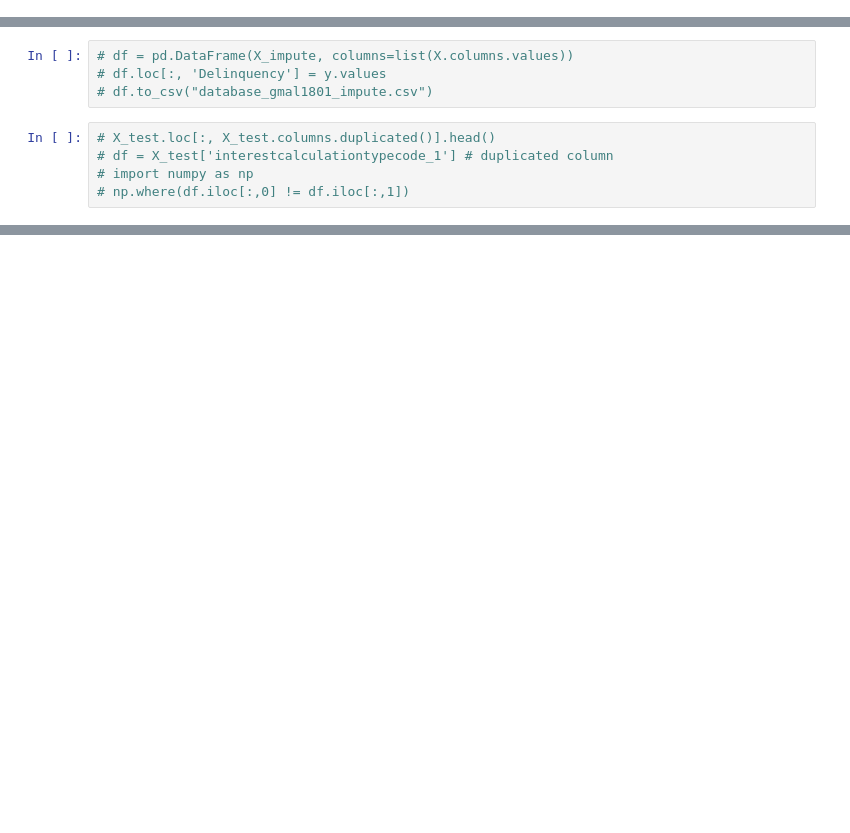
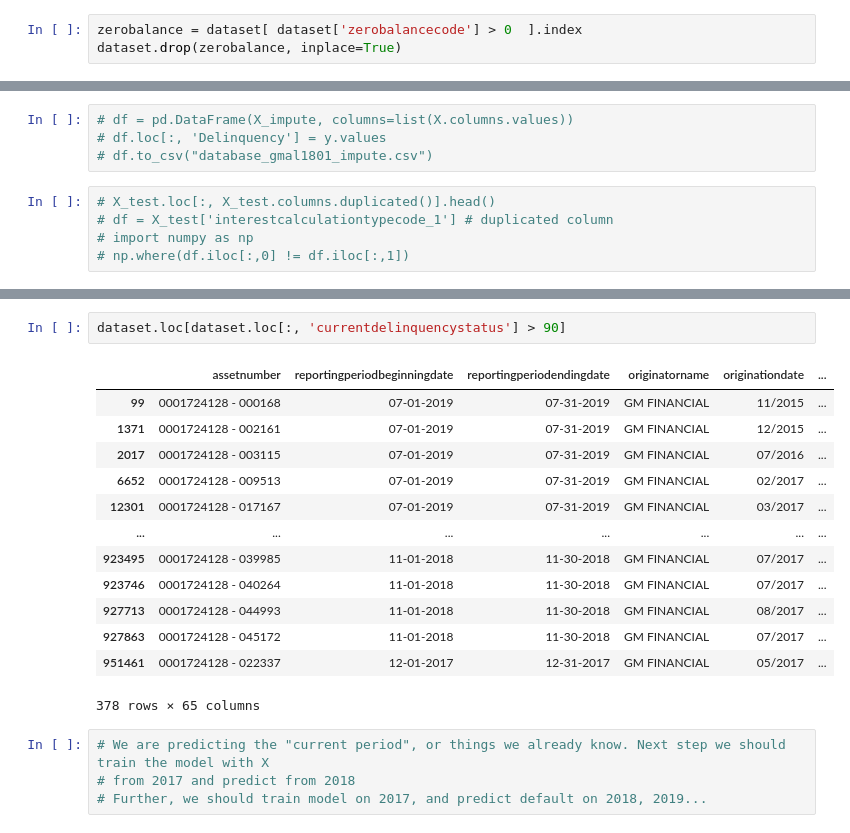
Before and after one commit to Tzbil/elp_cti, a Jupyter notebook: cti_ml.ipynb, the cells around one changed output, grey strips where cells are left out. Drawn from its saved outputs; the diff is of its cells as text; blank space fills up the shorter version.

Commit message:
Add files via upload
Machine Learning Models - Jackie's version

```diff
--- a/cti_ml.ipynb
+++ b/cti_ml.ipynb
@@ -52,3 +58,6 @@ dataset = pd.get_dummies(dataset, columns=var_factors)
+# %%
+zerobalance = dataset[ dataset['zerobalancecode'] > 0  ].index
+dataset.drop(zerobalance, inplace=True)
 # %%
 X = dataset.drop (columns=var_drop)
 y = dataset['Delinquency']
@@ -327,0 +541,20 @@ plt.show()
+# %%
+dataset.loc[dataset.loc[:, 'currentdelinquencystatus'] > 90]
+# %% [output]
+|  | assetnumber | reportingperiodbeginningdate | reportingperiodendingdate | originatorname | originationdate | ... |
+| 99 | 0001724128 - 000168 | 07-01-2019 | 07-31-2019 | GM FINANCIAL | 11/2015 | ... |
+| 1371 | 0001724128 - 002161 | 07-01-2019 | 07-31-2019 | GM FINANCIAL | 12/2015 | ... |
+| 2017 | 0001724128 - 003115 | 07-01-2019 | 07-31-2019 | GM FINANCIAL | 07/2016 | ... |
+| 6652 | 0001724128 - 009513 | 07-01-2019 | 07-31-2019 | GM FINANCIAL | 02/2017 | ... |
+| 12301 | 0001724128 - 017167 | 07-01-2019 | 07-31-2019 | GM FINANCIAL | 03/2017 | ... |
+| ... | ... | ... | ... | ... | ... | ... |
+| 923495 | 0001724128 - 039985 | 11-01-2018 | 11-30-2018 | GM FINANCIAL | 07/2017 | ... |
+| 923746 | 0001724128 - 040264 | 11-01-2018 | 11-30-2018 | GM FINANCIAL | 07/2017 | ... |
+| 927713 | 0001724128 - 044993 | 11-01-2018 | 11-30-2018 | GM FINANCIAL | 08/2017 | ... |
+| 927863 | 0001724128 - 045172 | 11-01-2018 | 11-30-2018 | GM FINANCIAL | 07/2017 | ... |
+| 951461 | 0001724128 - 022337 | 12-01-2017 | 12-31-2017 | GM FINANCIAL | 05/2017 | ... |
+378 rows × 65 columns
+# %%
+# We are predicting the "current period", or things we already know. Next step we should train the model with X
+# from 2017 and predict from 2018
+# Further, we should train model on 2017, and predict default on 2018, 2019...
```
Also changed, not shown: parts of 43 cells of this notebook.
